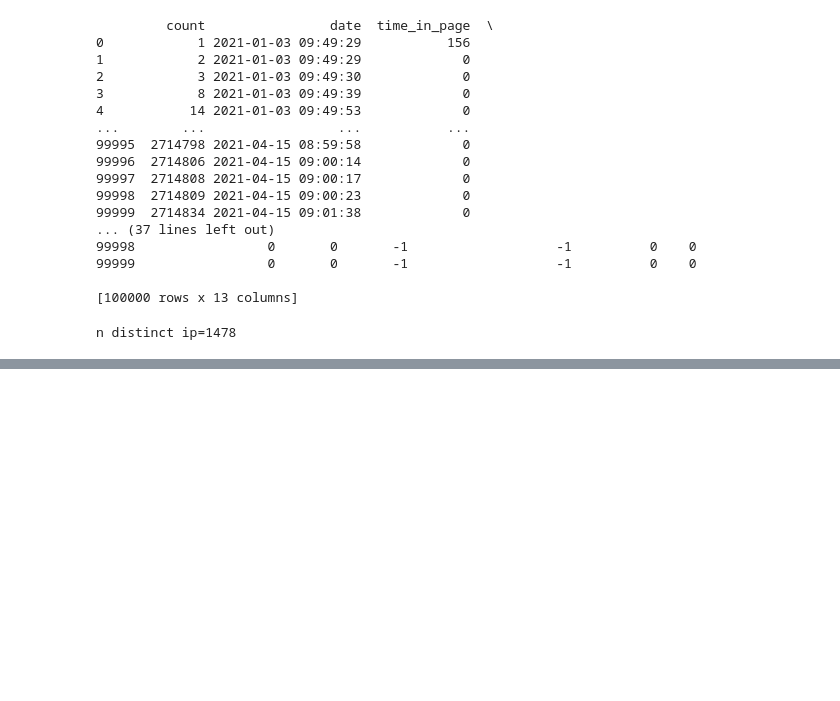
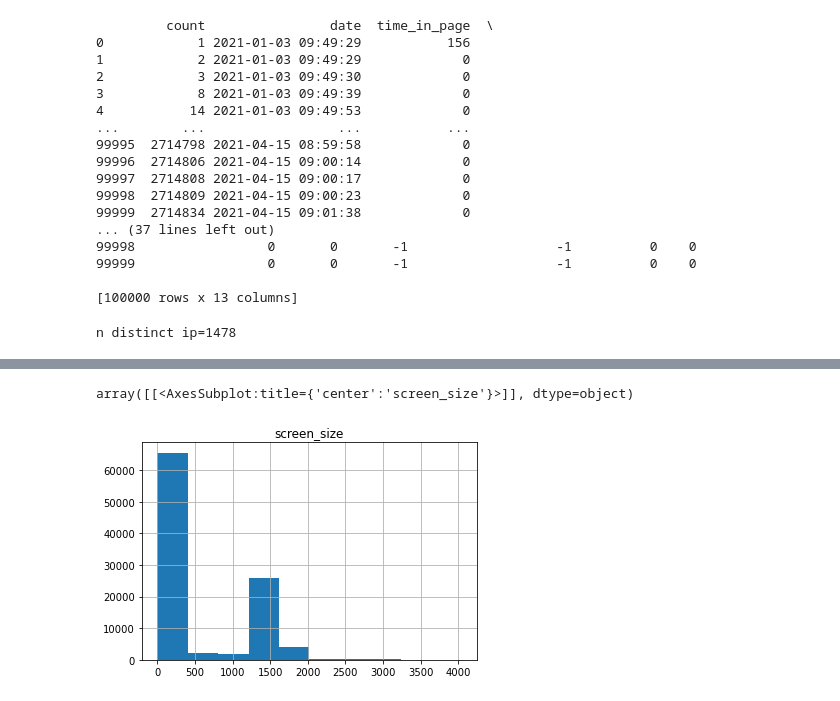
Before and after one commit to francobelloni85/DataMiningUni, a Jupyter notebook: BotDetection.ipynb, the cells around one changed output, grey strips where cells are left out. Cells and saved outputs as stored; diff of their text form; code cells hidden in the pictures; blank space fills up the shorter version.

```diff
--- a/BotDetection.ipynb
+++ b/BotDetection.ipynb
@@ -332,4 +360,6 @@ n distinct ip=1478
 # %%
+max_second_between_page = 30 * 60
+
 def get_vector_from_ip(my_dataset, ip: int)-> int:
     mask = my_dataset[(my_dataset['ip'] == ip)]
     if len(mask.index) == 0:
@@ -348,6 +378,41 @@ def update_dataset_arrey(my_dataset, mask_index: int, keys: str,values: int):
 def update_dataset_arrey_slow(my_dataset, mask_index: int, time_in_page,last_page,count_page):
     # https://www.allthesnippets.com/browse/pandas/df_selection.html
     df.loc[mask_index, ['time_in_page','last_page','count_page']] = [time_in_page, last_page,count_page]
+
+def get_average_time_between_page(my_list, verbose: bool = False) -> int:
+    """
+    Ritorna il tempo medio tra le pagine e conta quanti "giorni" sono andato sul sito.
+    Non sono veramente giorni ma visite con durata maggiore di 30' min
+    """
+
+    # https://stackoverflow.com/questions/16159145/get-next-and-previous-entries-while-looping-through-pandas-series
+    count = 0
+    total = 0
+    count_visited_day = 1
+
+    for i in range(len(my_list)-1):
+        current_date =  my_list[my_list.index[i]]
+        next_date = my_list[my_list.index[i+1]]
+        time_elapse = (next_date - current_date).total_seconds()
+        if verbose:
+            print("current_date={0} - next_date={1} - time_elapse={2}".format(current_date,next_date,time_elapse))
+
+        # Conto solamente gli intervalli sotto la mezz'ora
+        # se l'utente si logga martedi e poi venerdì nn lo considero
+        if time_elapse < max_second_between_page:
+            count = count +1
+            total +=  time_elapse
+        else:
+            count_visited_day = count_visited_day + 1
+
+    if count == 0:
+        print("mmmm something sounds strange")
+        return (-1,count_visited_day)
+
+    #print("count {0}".format(count))
+    #print("total {0}".format(total))
+
+    return (int(total/count),count_visited_day)
 # %%
 start = time.time()
 verbose: bool = False
@@ -423,0 +543,2 @@ Time elapse:343.9047 s
+# %%
+data_result = data_result[data_result.delete_me == 0]
@@ -423,0 +569,4 @@ Time elapse:343.9047 s
+# %%
+data_result['user_device'] = 0
+data_result['is_user_signup'] = 0
+data_result.head()
@@ -423,0 +588,5 @@ Time elapse:343.9047 s
+# %%
+data_result.hist(column='screen_size')
+# %% [output]
+array([[<AxesSubplot:title={'center':'screen_size'}>]], dtype=object)
+[figure, added]
```
Also changed, not shown: parts of 41 cells of this notebook, 1 other file.
